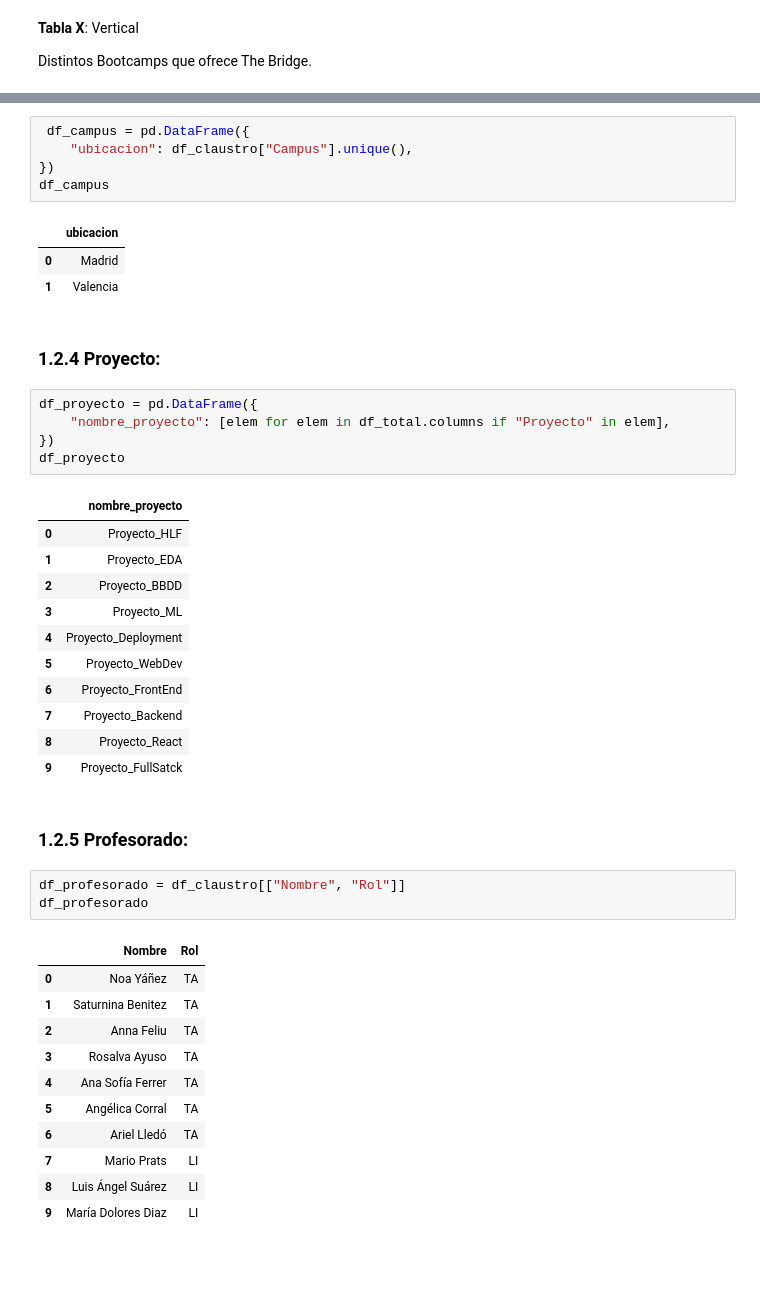
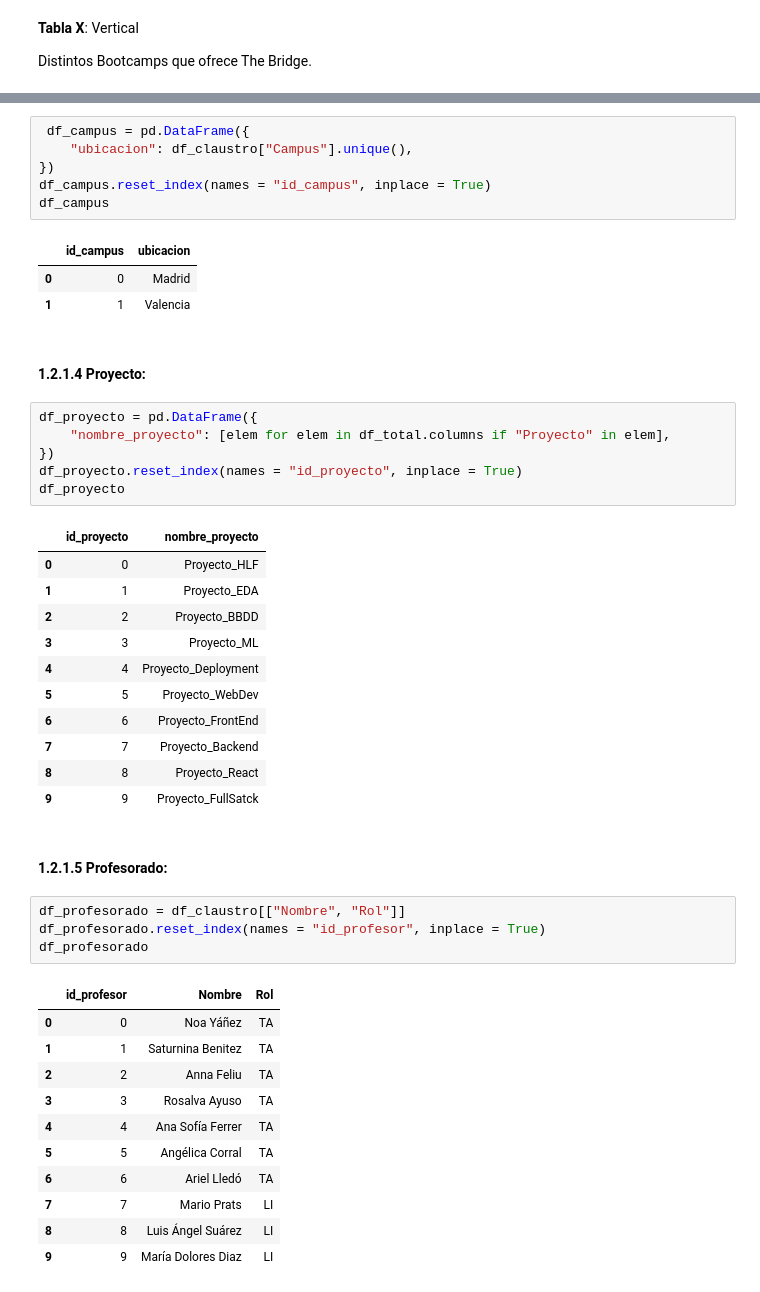
Before and after one commit to xdelrey/BBDD_SQL_Alumnado_Bootcamp, a Jupyter notebook: data_cleansing.ipynb, the cells around one changed output, grey strips where cells are left out. Cells and saved outputs as stored; diff of their text form; blank space fills up the shorter version.

Commit message:
Adding Tables

```diff
--- a/data_cleansing.ipynb
+++ b/data_cleansing.ipynb
@@ -93,44 +95,47 @@ df_promo
  df_campus = pd.DataFrame({
     "ubicacion": df_claustro["Campus"].unique(),
 })
+df_campus.reset_index(names = "id_campus", inplace = True)
 df_campus
 # %% [output]
-|  | ubicacion |
-| 0 | Madrid |
-| 1 | Valencia |
+|  | id_campus | ubicacion |
+| 0 | 0 | Madrid |
+| 1 | 1 | Valencia |
 # %% [markdown]
-### 1.2.4 Proyecto:
+#### 1.2.1.4 Proyecto:
 # %%
 df_proyecto = pd.DataFrame({
     "nombre_proyecto": [elem for elem in df_total.columns if "Proyecto" in elem],
 })
+df_proyecto.reset_index(names = "id_proyecto", inplace = True)
 df_proyecto
 # %% [output]
-|  | nombre_proyecto |
-| 0 | Proyecto_HLF |
-| 1 | Proyecto_EDA |
-| 2 | Proyecto_BBDD |
-| 3 | Proyecto_ML |
-| 4 | Proyecto_Deployment |
-| 5 | Proyecto_WebDev |
-| 6 | Proyecto_FrontEnd |
-| 7 | Proyecto_Backend |
-| 8 | Proyecto_React |
-| 9 | Proyecto_FullSatck |
+|  | id_proyecto | nombre_proyecto |
+| 0 | 0 | Proyecto_HLF |
+| 1 | 1 | Proyecto_EDA |
+| 2 | 2 | Proyecto_BBDD |
+| 3 | 3 | Proyecto_ML |
+| 4 | 4 | Proyecto_Deployment |
+| 5 | 5 | Proyecto_WebDev |
+| 6 | 6 | Proyecto_FrontEnd |
+| 7 | 7 | Proyecto_Backend |
+| 8 | 8 | Proyecto_React |
+| 9 | 9 | Proyecto_FullSatck |
 # %% [markdown]
-### 1.2.5 Profesorado:
+#### 1.2.1.5 Profesorado:
 # %%
 df_profesorado = df_claustro[["Nombre", "Rol"]]
+df_profesorado.reset_index(names = "id_profesor", inplace = True)
 df_profesorado
 # %% [output]
-|  | Nombre | Rol |
-| 0 | Noa Yáñez | TA |
-| 1 | Saturnina Benitez | TA |
-| 2 | Anna Feliu | TA |
-| 3 | Rosalva Ayuso | TA |
-| 4 | Ana Sofía Ferrer | TA |
-| 5 | Angélica Corral | TA |
-| 6 | Ariel Lledó | TA |
-| 7 | Mario Prats | LI |
-| 8 | Luis Ángel Suárez | LI |
-| 9 | María Dolores Diaz | LI |
+|  | id_profesor | Nombre | Rol |
+| 0 | 0 | Noa Yáñez | TA |
+| 1 | 1 | Saturnina Benitez | TA |
+| 2 | 2 | Anna Feliu | TA |
+| 3 | 3 | Rosalva Ayuso | TA |
+| 4 | 4 | Ana Sofía Ferrer | TA |
+| 5 | 5 | Angélica Corral | TA |
+| 6 | 6 | Ariel Lledó | TA |
+| 7 | 7 | Mario Prats | LI |
+| 8 | 8 | Luis Ángel Suárez | LI |
+| 9 | 9 | María Dolores Diaz | LI |
```
Also changed, not shown: parts of 28 cells of this notebook.
